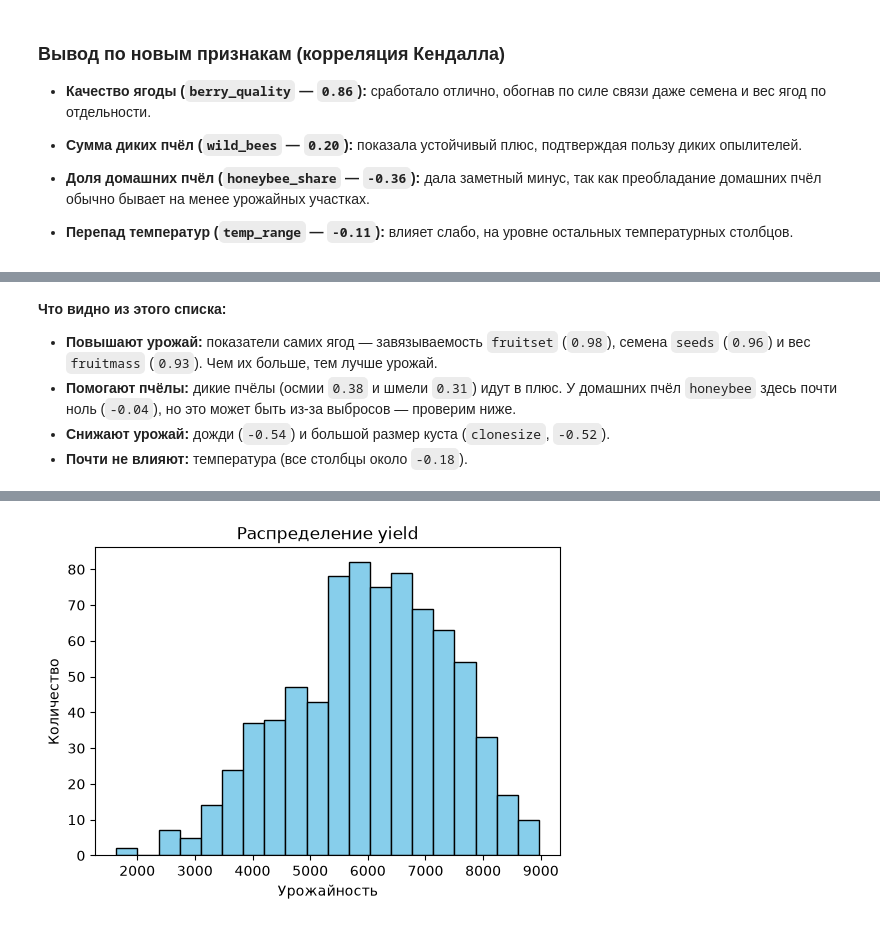
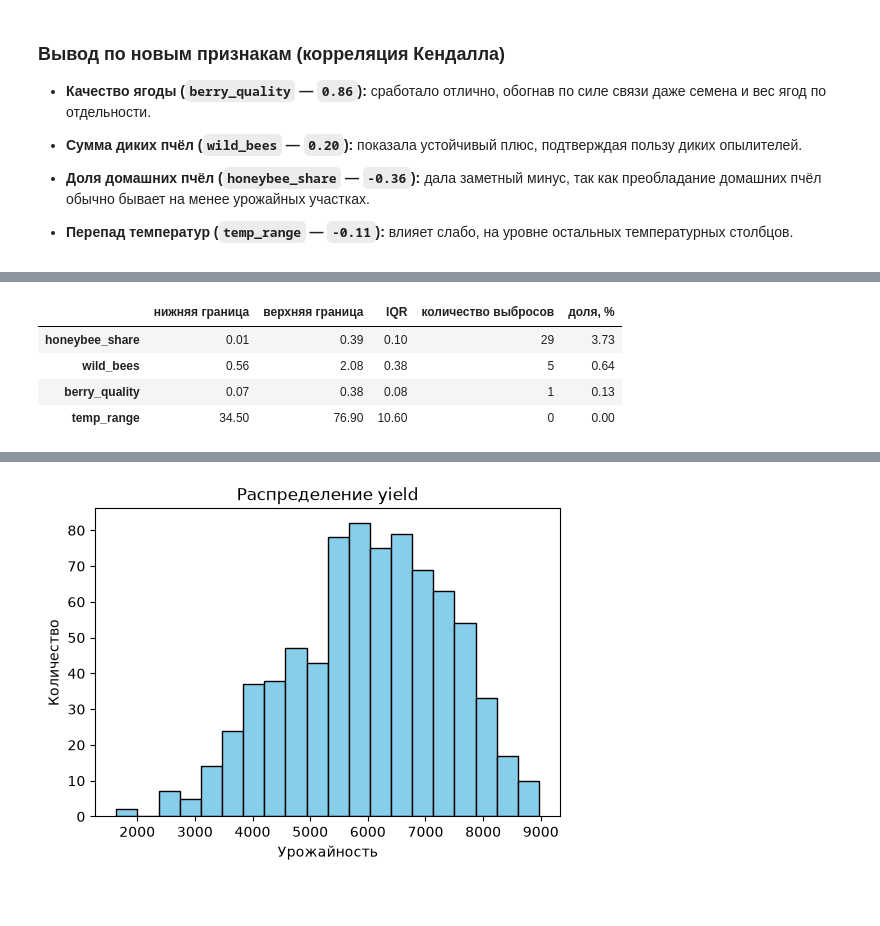
Before and after one commit to matveyyaros/Project-activities-case-9, a Jupyter notebook: notebooks/praktika.ipynb, the cells around one changed output, grey strips where cells are left out. Drawn from its saved outputs; the diff is of its cells as text; code cells hidden in the pictures; blank space fills up the shorter version.

```diff
--- a/notebooks/praktika.ipynb
+++ b/notebooks/praktika.ipynb
@@ -194,6 +309,27 @@ Name: yield, dtype: float64
-# %% [markdown]
-**Что видно из этого списка:**
-* **Повышают урожай:** показатели самих ягод — завязываемость `fruitset` (`0.98`), семена `seeds` (`0.96`) и вес `fruitmass` (`0.93`). Чем их больше, тем лучше урожай.
-* **Помогают пчёлы:** дикие пчёлы (осмии `0.38` и шмели `0.31`) идут в плюс. У домашних пчёл `honeybee` здесь почти ноль (`-0.04`), но это может быть из-за выбросов — проверим ниже.
-* **Снижают урожай:** дожди (`-0.54`) и большой размер куста (`clonesize`, `-0.52`).
-* **Почти не влияют:** температура (все столбцы около `-0.18`).
+# %%
+new_cols = ["berry_quality", "wild_bees", "honeybee_share", "temp_range"]
+
+q1_new = df_new[new_cols].quantile(0.25)
+q3_new = df_new[new_cols].quantile(0.75)
+iqr_new = q3_new - q1_new
+
+lower_new = q1_new - 1.5 * iqr_new
+upper_new = q3_new + 1.5 * iqr_new
+
+outlier_mask_new = df_new[new_cols].lt(lower_new) | df_new[new_cols].gt(upper_new)
+
+outlier_summary_new = pd.DataFrame({
+    "нижняя граница": lower_new.round(2),
+    "верхняя граница": upper_new.round(2),
+    "IQR": iqr_new.round(2),
+    "количество выбросов": outlier_mask_new.sum(),
+    "доля, %": (outlier_mask_new.sum() / len(df_new) * 100).round(2)
+})
+
+outlier_summary_new.sort_values(by="количество выбросов", ascending=False)
+# %% [output]
+|  | нижняя граница | верхняя граница | IQR | количество выбросов | доля, % |
+| honeybee_share | 0.01 | 0.39 | 0.10 | 29 | 3.73 |
+| wild_bees | 0.56 | 2.08 | 0.38 | 5 | 0.64 |
+| berry_quality | 0.07 | 0.38 | 0.08 | 1 | 0.13 |
+| temp_range | 34.50 | 76.90 | 10.60 | 0 | 0.00 |
```
Also changed, not shown: parts of 15 cells of this notebook.
